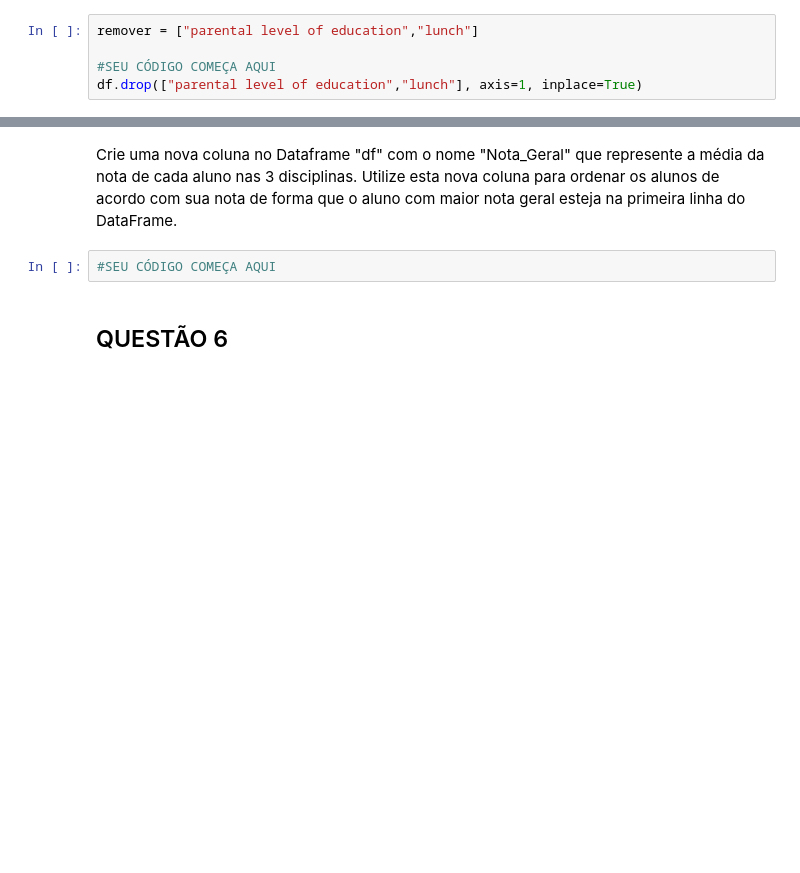
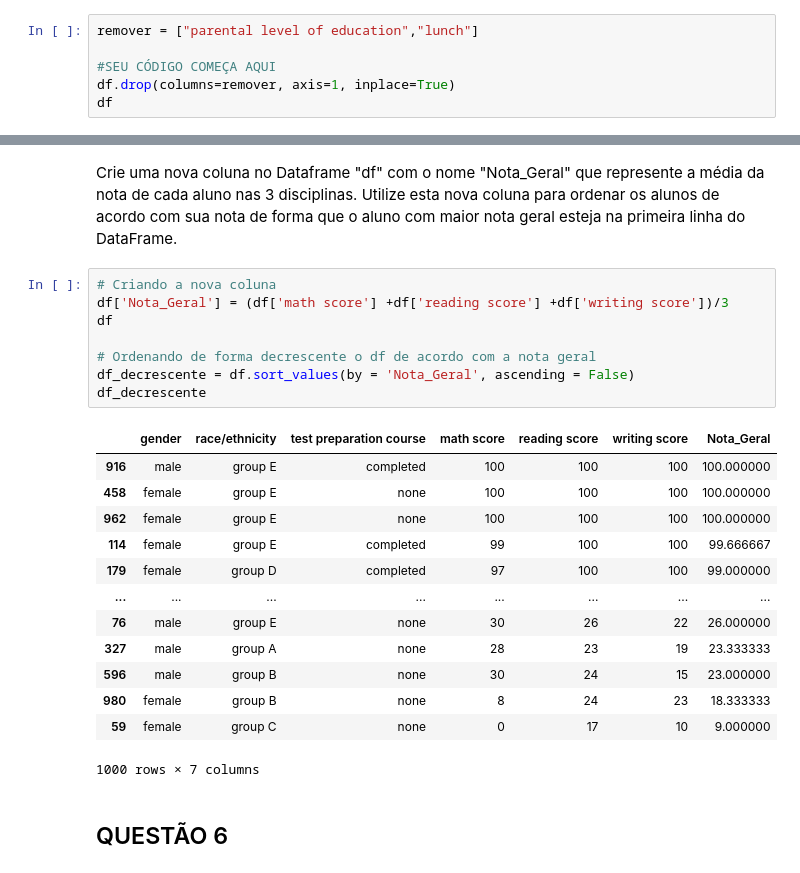
Before and after one commit to juliacvieira/Trilha-de-Trainee-2024-FEA.dev, a Jupyter notebook: Lista 05 - Pandas I.ipynb, the cells around one changed output, grey strips where cells are left out. Cells and saved outputs as stored; diff of their text form; blank space fills up the shorter version.

```diff
--- a/Lista 05 - Pandas I.ipynb
+++ b/Lista 05 - Pandas I.ipynb
@@ -102,5 +109,6 @@ a) Antes de começarmos a trabalhar com os dados é preciso descartar dados que
 remover = ["parental level of education","lunch"]
 
 #SEU CÓDIGO COMEÇA AQUI
-df.drop(["parental level of education","lunch"], axis=1, inplace=True)
+df.drop(columns=remover, axis=1, inplace=True)
+df
 # %% [output]
@@ -193,8 +210,28 @@ Alunos acima da média em todas as disciplinas: 37.4%
 ## QUESTÃO 5
 # %% [markdown]
 Crie uma nova coluna no Dataframe "df" com o nome "Nota_Geral" que represente a média da nota de cada aluno nas 3 disciplinas. Utilize esta nova coluna para ordenar os alunos de acordo com sua nota de forma que o aluno com maior nota geral esteja na primeira linha do DataFrame.
-# %%
-#SEU CÓDIGO COMEÇA AQUI
+# %%
+# Criando a nova coluna
+df['Nota_Geral'] = (df['math score'] +df['reading score'] +df['writing score'])/3
+df
+
+# Ordenando de forma decrescente o df de acordo com a nota geral
+df_decrescente = df.sort_values(by = 'Nota_Geral', ascending = False)
+df_decrescente
+# %% [output]
+|  | gender | race/ethnicity | test preparation course | math score | reading score | writing score | Nota_Geral |
+| 916 | male | group E | completed | 100 | 100 | 100 | 100.000000 |
+| 458 | female | group E | none | 100 | 100 | 100 | 100.000000 |
+| 962 | female | group E | none | 100 | 100 | 100 | 100.000000 |
+| 114 | female | group E | completed | 99 | 100 | 100 | 99.666667 |
+| 179 | female | group D | completed | 97 | 100 | 100 | 99.000000 |
+| ... | ... | ... | ... | ... | ... | ... | ... |
+| 76 | male | group E | none | 30 | 26 | 22 | 26.000000 |
+| 327 | male | group A | none | 28 | 23 | 19 | 23.333333 |
+| 596 | male | group B | none | 30 | 24 | 15 | 23.000000 |
+| 980 | female | group B | none | 8 | 24 | 23 | 18.333333 |
+| 59 | female | group C | none | 0 | 17 | 10 | 9.000000 |
+1000 rows × 7 columns
 # %% [markdown]
 ## QUESTÃO 6
 # %% [markdown]
```
Also changed, not shown: parts of 15 cells of this notebook.
